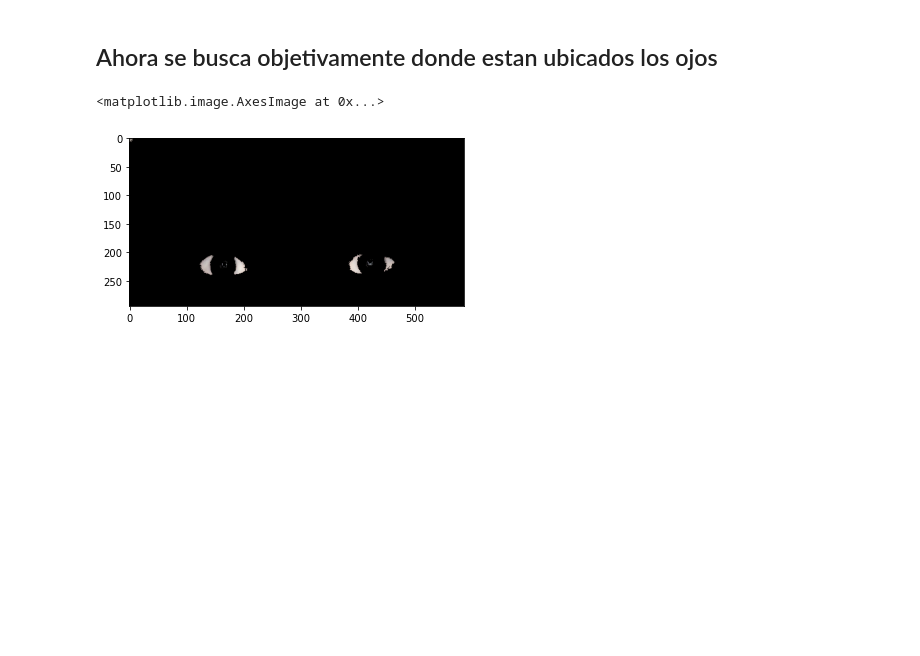
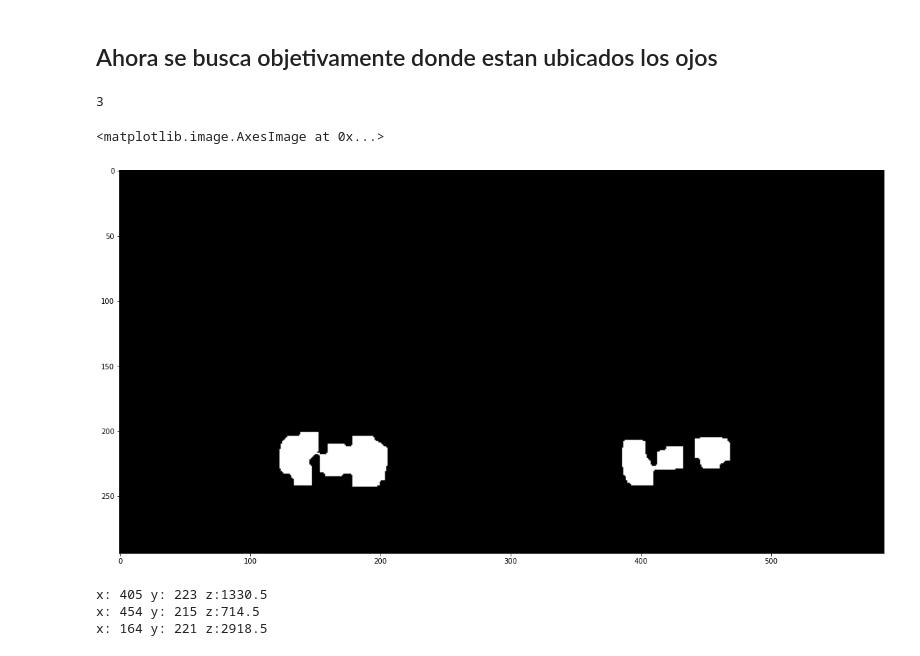
Before and after one commit to tarraga888/PDI_Practicas, a Jupyter notebook: Proyecto.ipynb, the cells around one changed output. Drawn from its saved outputs; the diff is of its cells as text; code cells hidden in the pictures; blank space fills up the shorter version.

```diff
--- a/Proyecto.ipynb
+++ b/Proyecto.ipynb
@@ -18,7 +18,7 @@ gray = cv2.cvtColor(image, cv2.COLOR_BGR2GRAY)
 faces = faceClassif.detectMultiScale(gray,
     scaleFactor=1.10,
     minNeighbors=5,
-    minSize=(Min_Size,Min_SizeCol),
+    minSize=(Min_SizeFila,Min_SizeCol),
     maxSize=(Max_SizeFila,Max_SizeCol))
 ##
 for (x,y,w,h) in faces:
@@ -66,12 +66,34 @@ plt.imshow(cuadro)
 ## Ahora se busca objetivamente donde estan ubicados los ojos
 # %%
 BlancoBajo = np.array([0, 0, 0], np.uint8)
-BlancoAlto = np.array([255, 35, 255], np.uint8)
+BlancoAlto = np.array([255, 15, 255], np.uint8)
 frameHSV = cv2.cvtColor(cuadro, cv2.COLOR_BGR2HSV)
 maskBlanco = cv2.inRange(frameHSV, BlancoBajo,BlancoAlto)
-maskBlancovisual = cv2.bitwise_and(cuadro,cuadro,mask=maskBlanco)
-##cv2.imshow('maskBlancovisual', maskBlancovisual)
-plt.imshow(maskBlancovisual, cmap=plt.cm.gray)
+## Eliminando ruido
+kernel = np.ones((5,5), np.uint8)
+maskBlanco_dilation = cv2.dilate(maskBlanco, kernel, iterations=4)
-# %% [output]
-<matplotlib.image.AxesImage at 0x...>
-[figure, removed]
+# %%
+## Encontrando los contornos
+contornos,_ = cv2.findContours(maskBlanco_dilation, cv2.RETR_EXTERNAL,cv2.CHAIN_APPROX_SIMPLE) ## Bordes externos,
+#cv2.drawContours(frame, contornos, -1, (255,0,0), 3)
+maskcontornos = cv2.drawContours(maskBlanco_dilation, contornos, -1, (0,255,75), 2)
+print(len(contornos))
+plt.figure(figsize = (20,10))
+plt.imshow(maskcontornos, cmap=plt.cm.gray)
+# %% [output]
+3
+<matplotlib.image.AxesImage at 0x...>
+[figure, added]
+# %%
+for j in contornos:
+    area = cv2.contourArea(j)
+    if area > 50:
+        M = cv2.moments(j)
+        if M['m00'] != 0:
+            cx = int(M['m10']/M['m00'])
+            cy = int(M['m01']/M['m00'])
+            print(f"x: {cx } y: {cy } z:{area }")
+# %% [output]
+x: 405 y: 223 z:1330.5
+x: 454 y: 215 z:714.5
+x: 164 y: 221 z:2918.5
```
